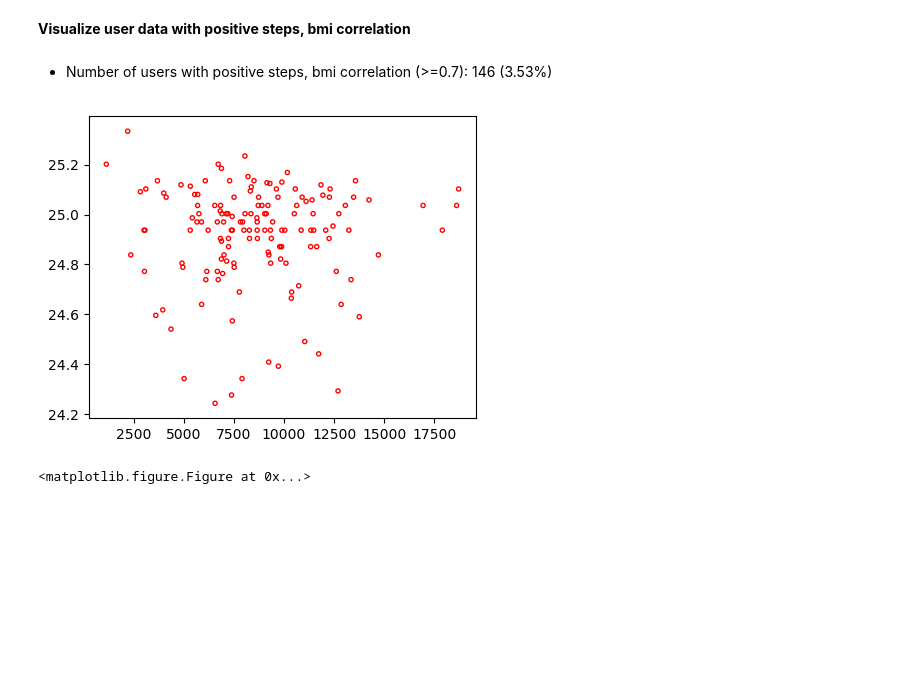
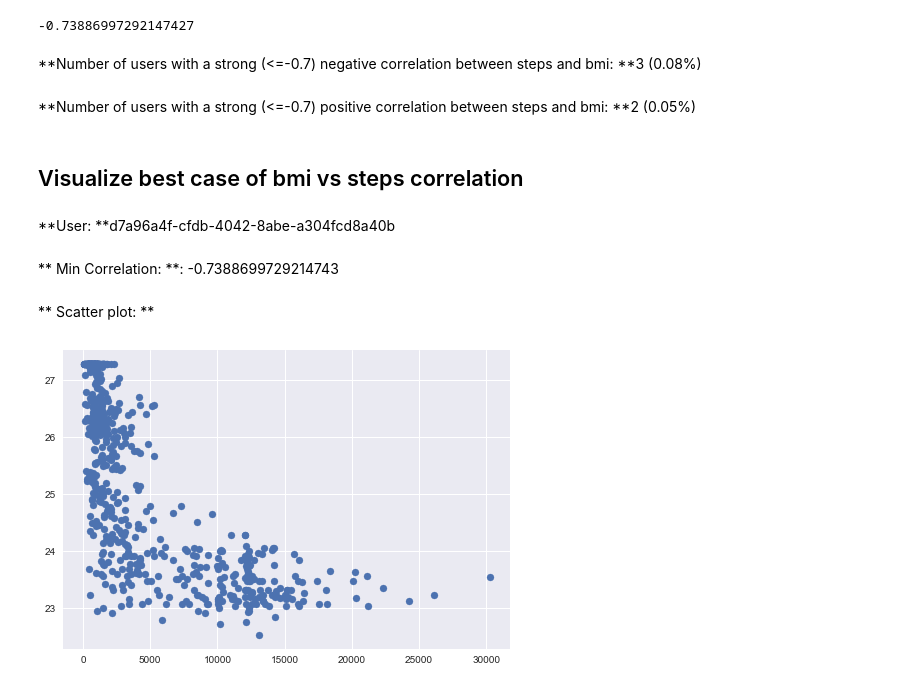
Before and after one commit to renatalucia/activity-tracker, a Jupyter notebook: data_exploration/bmi_steps_correlation.ipynb, the cells around one changed output. Cells and saved outputs as stored; diff of their text form; code cells hidden in the pictures; blank space fills up the shorter version.

```diff
--- a/data_exploration/bmi_steps_correlation.ipynb
+++ b/data_exploration/bmi_steps_correlation.ipynb
@@ -95,25 +96,33 @@ plt.figure(figsize=(5, 4), dpi=100)
-# %%
-printmd('**Visualize user data with positive steps, bmi correlation**')
-user_idx = np.where( steps_bmi_user_corr[indexes] >= 0.7) [0]
-printmd('* Number of users with positive steps, bmi correlation (>=0.7): {} ({}%)'.format(
-    len(user_idx), "%.2f" % ( (len(user_idx)/len_users)*100)))
-
-max_entries = 0
-user_id = -1
-for idx in user_idx:
-    user_id_tmp = user_ids[idx]
-    steps_bmi_user = steps_bmi[steps_bmi.user_id==user_id_tmp]
-    if len(steps_bmi_user) > max_entries:
-        max_entries = len(steps_bmi_user)
-        user_id = user_id_tmp
-
-steps_bmi_user = steps_bmi[steps_bmi.user_id==user_id]
-plt.scatter(steps_bmi_user['steps'], steps_bmi_user['bmi'],
-marker='.', facecolors='none', edgecolors='r')
-plt.show()
-plt.figure(figsize=(5, 4), dpi=100)
-# %% [output]
-**Visualize user data with positive steps, bmi correlation**
-* Number of users with positive steps, bmi correlation (>=0.7): 146 (3.53%)
-[figure, removed]
-<matplotlib.figure.Figure at 0x...>
+# %%
+min(steps_bmi_user_corr_values[indexes])
+# %% [output]
+-0.73886997292147427
+# %%
+indexes = ~np.isnan(steps_bmi_user_corr_values)
+user_idx = np.where( steps_bmi_user_corr_values[indexes] <= -0.7) [0]
+len_users = len(steps_bmi_user_corr_values)
+printmd('**Number of users with a strong (<=-0.7) negative correlation between steps and bmi: **{} ({}%)'.format(
+    len(user_idx), "%.2f" % ( (len(user_idx)/len_users)*100)))
+# %% [output]
+**Number of users with a strong (<=-0.7) negative correlation between steps and bmi: **3 (0.08%)
+# %%
+user_idx = np.where( steps_bmi_user_corr_values[indexes] >= 0.7) [0]
+printmd('**Number of users with a strong (<=-0.7) positive correlation between steps and bmi: **{} ({}%)'.format(
+    len(user_idx), "%.2f" % ( (len(user_idx)/len_users)*100)))
+# %% [output]
+**Number of users with a strong (<=-0.7) positive correlation between steps and bmi: **2 (0.05%)
+# %%
+printmd('## Visualize best case of bmi vs steps correlation')
+user_id = min(steps_bmi_user_corr, key=steps_bmi_user_corr.get)
+printmd('**User: **{}'.format(user_id))
+steps_bmi_user = steps_bmi[steps_bmi.user_id==user_id]
+printmd('** Min Correlation: **: {}'.format(steps_bmi_user_corr[user_id]))
+printmd('** Scatter plot: **')
+plt.scatter(steps_bmi_user['steps'],steps_bmi_user['bmi'])
+plt.show()
+# %% [output]
+## Visualize best case of bmi vs steps correlation
+**User: **d7a96a4f-cfdb-4042-8abe-a304fcd8a40b
+** Min Correlation: **: -0.7388699729214743
+** Scatter plot: **
+[figure, added]
```
Also changed, not shown: parts of 21 cells of this notebook, 13 other files.
